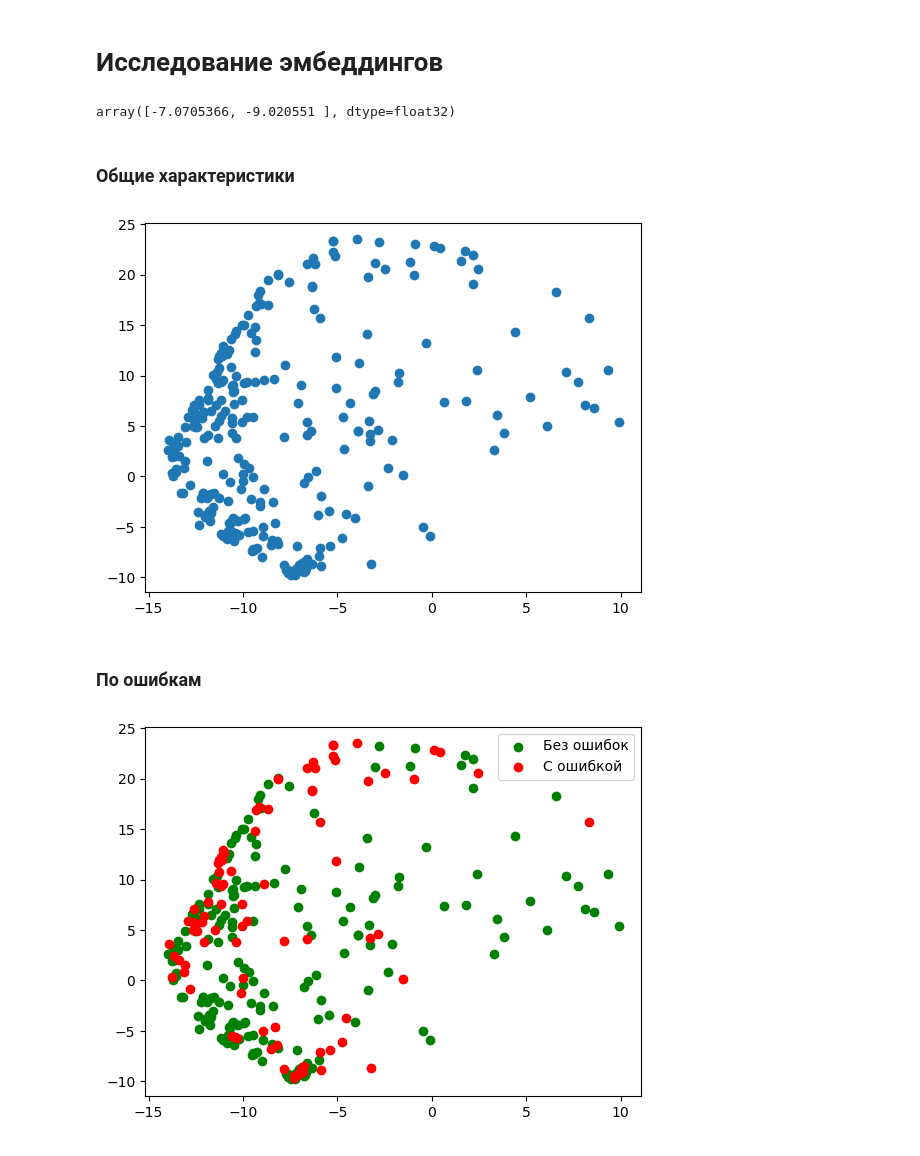
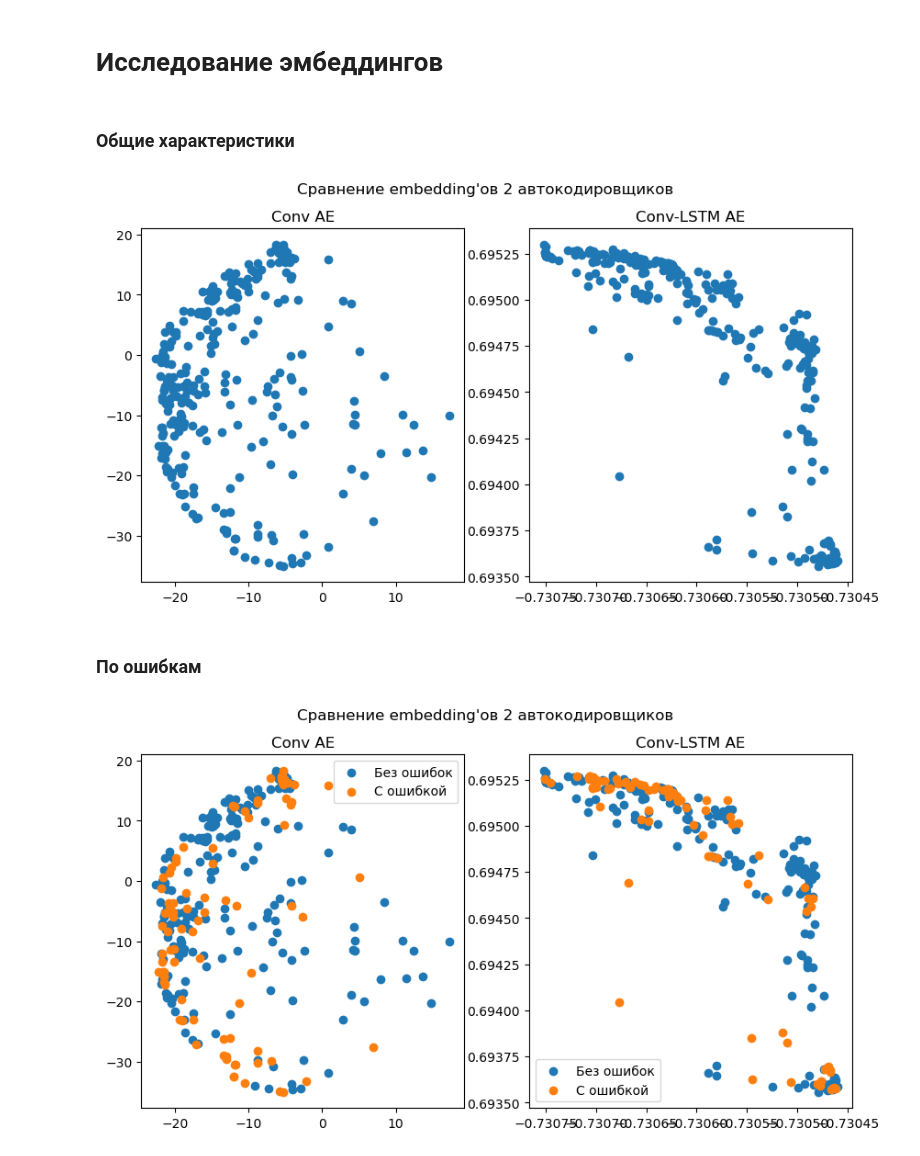
Before and after one commit to gainullinaa/aikido-auto-eval, a Jupyter notebook: embeddings_analysis.ipynb, the cells around one changed output. Cells and saved outputs as stored; diff of their text form; code cells hidden in the pictures.

Commit message:
Add encoders comparison

```diff
--- a/embeddings_analysis.ipynb
+++ b/embeddings_analysis.ipynb
@@ -392,30 +425,45 @@ compare_true_recon(trues[10], preds[10])
 # %% [markdown]
 # Исследование эмбеддингов
-# %%
-encoder.eval()
-def get_motion_embedding(enc, motion_img, transforms):
-    prepared_inp = transforms(motion_img).to(device).unsqueeze(0)
-    return enc(prepared_inp).cpu().detach().numpy().squeeze()
-
-get_motion_embedding(encoder, train_imgs[0], tform)
-# %% [output]
-array([-7.0705366, -9.020551 ], dtype=float32)
+# %%
+model0.eval()
+model1.eval()
+encoder0 = model0.encoder
+encoder1 = model1.encoder
+# %%
+def get_motion_embedding(enc, motion_img, transforms, add_batch_dim=True):
+    if add_batch_dim:
+        prepared_inp = transforms(motion_img).to(device).unsqueeze(0)
+    else:
+        prepared_inp = transforms(motion_img).to(device)
+    return enc(prepared_inp).cpu().detach().numpy().squeeze()
+
+def show_2d_embeddings(enc_model, data, transforms, axs=None, add_batch_dim=True):
+    embeddings = []
+    for motion in data:
+        emb = get_motion_embedding(enc_model, motion, transforms, add_batch_dim)
+        embeddings.append(emb)
+    embeddings = np.array(embeddings)
+    x = embeddings[:, 0]
+    y = embeddings[:, 1]
+    if axs:
+        axs.scatter(x, y)
+    else:
+        plt.scatter(x, y)
 # %% [markdown]
 ### Общие характеристики
 # %%
 all_data = train_imgs + test_imgs + val_imgs
-embeddings = []
-for motion in all_data:
-    emb = get_motion_embedding(encoder, motion, tform)
-    embeddings.append(emb)
-embeddings = np.array(embeddings)
-
-x = embeddings[:, 0]
-y = embeddings[:, 1]
-plt.scatter(x, y)
+fig = plt.figure(1, figsize=(10, 5))
+ax = fig.add_subplot(1,2,1)
+show_2d_embeddings(encoder0, all_data, tform)
+ax.title.set_text("Conv AE")
+ax = fig.add_subplot(1,2,2)
+show_2d_embeddings(encoder1, all_data, recurr_tform, add_batch_dim=False)
+ax.title.set_text("Conv-LSTM AE")
+fig.suptitle("Сравнение embedding'ов 2 автокодировщиков")
 plt.show()
 # %% [output]
-[figure, old version]
+[figure, new version]
 # %% [markdown]
 ### По ошибкам
 # %%
@@ -425,17 +473,23 @@ wrong = []
 for motions, labels in zip([train_imgs, test_imgs, val_imgs], [train_labels, test_labels, val_labels]):
     for idx, motion in enumerate(motions):
         if labels[idx][0] != 0: # with errors
-            wrong.append(get_motion_embedding(encoder, motion, tform))
+            wrong.append(motion)
         else:
-            normal.append(get_motion_embedding(encoder, motion, tform))
-normal = np.array(normal)
-wrong = np.array(wrong)
+            normal.append(motion)
 
-for clr_code, points in zip(["green", "red"], [normal, wrong]):
-    x = points[:, 0]
-    y = points[:, 1]
-    plt.scatter(x, y, c=clr_code)
-plt.legend(["Без ошибок", "С ошибкой"])
+# show compare plots
+fig = plt.figure(2, figsize=(10, 5))
+ax = fig.add_subplot(1,2,1)
+show_2d_embeddings(encoder0, normal, tform)
+show_2d_embeddings(encoder0, wrong, tform)
+ax.title.set_text("Conv AE")
+ax.legend(["Без ошибок", "С ошибкой"])
+ax = fig.add_subplot(1,2,2)
+show_2d_embeddings(encoder1, normal, recurr_tform, add_batch_dim=False)
+show_2d_embeddings(encoder1, wrong, recurr_tform, add_batch_dim=False)
+ax.title.set_text("Conv-LSTM AE")
+ax.legend(["Без ошибок", "С ошибкой"])
+fig.suptitle("Сравнение embedding'ов 2 автокодировщиков")
 plt.show()
 # %% [output]
-[figure, old version]
+[figure, new version]
```
Also changed, not shown: parts of 23 cells of this notebook.
